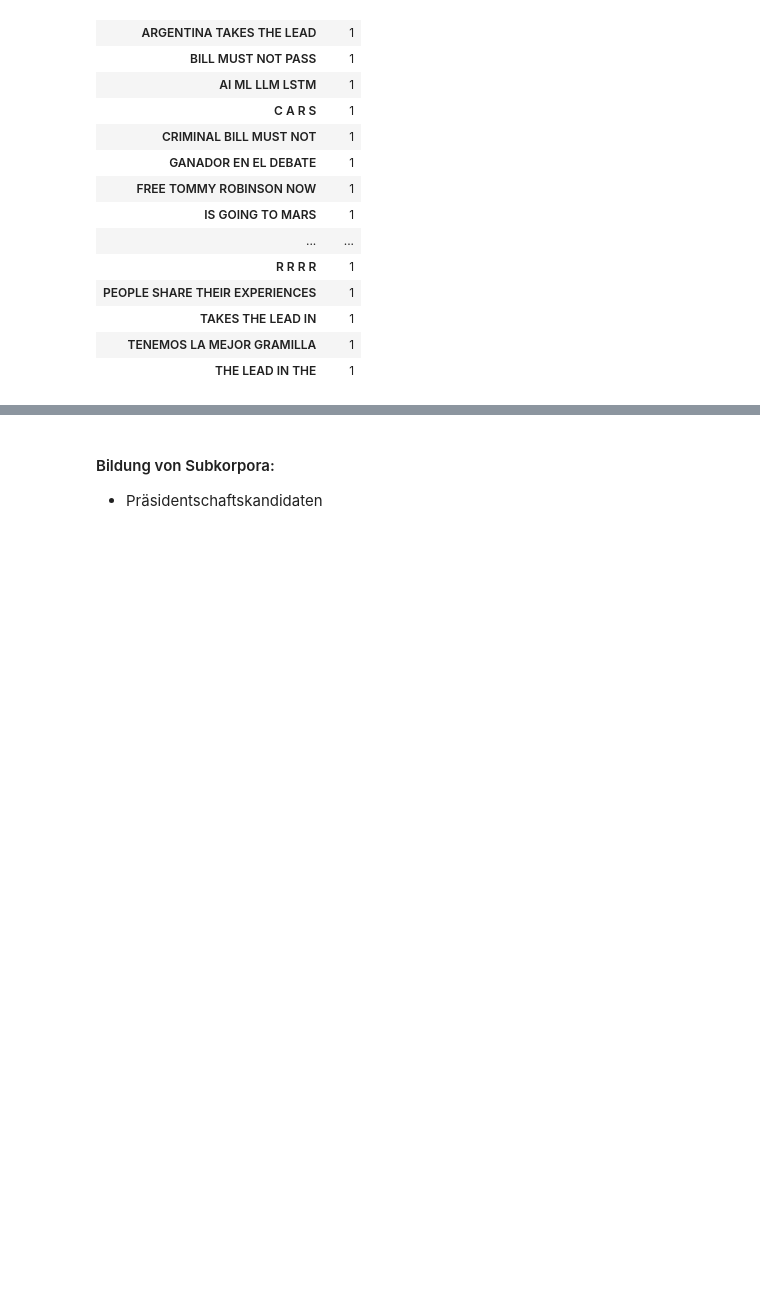
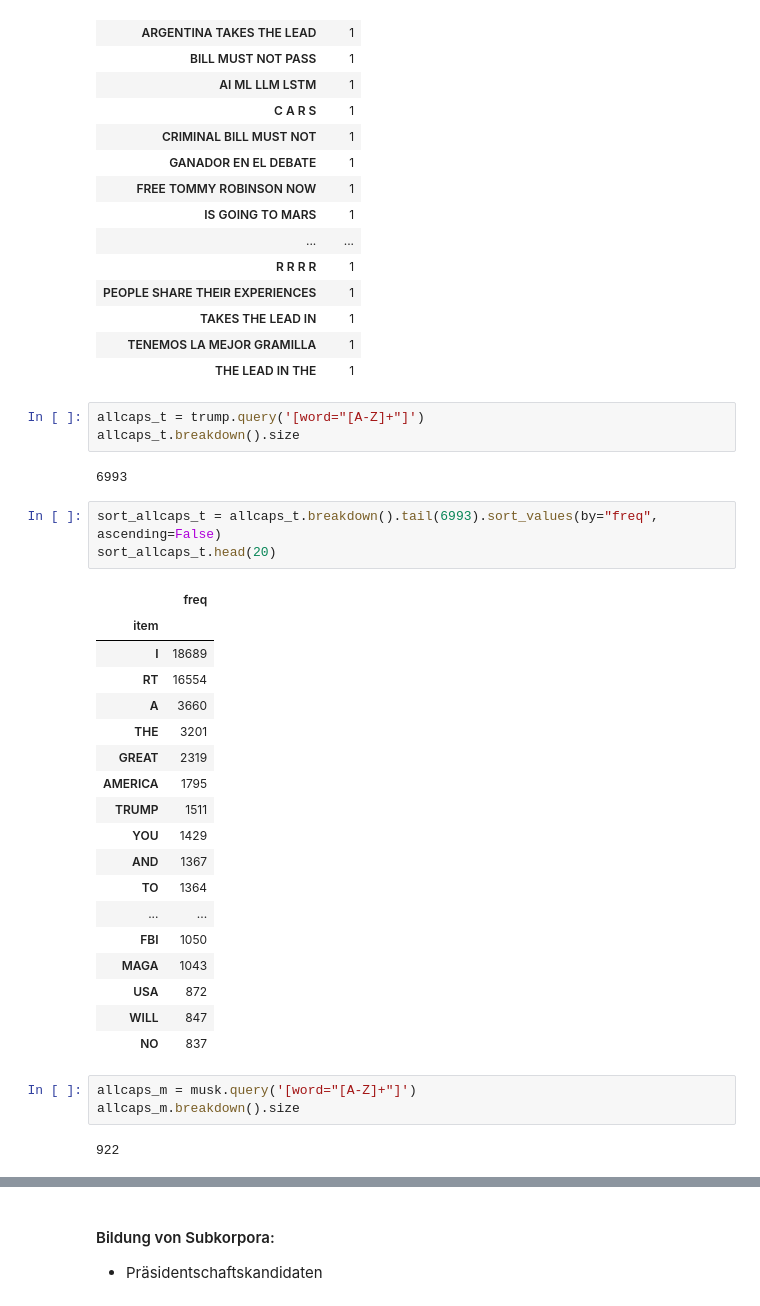
Before and after one commit to vivien3mueller/TrumMus, a Jupyter notebook: 04 CWB_cwb-ccc.ipynb, the cells around one changed output, grey strips where cells are left out. Cells and saved outputs as stored; diff of their text form; blank space fills up the shorter version.

```diff
--- a/04 CWB_cwb-ccc.ipynb
+++ b/04 CWB_cwb-ccc.ipynb
@@ -1330,3 +1469,35 @@ sort_allcaps_fourm.head(20)
 | TAKES THE LEAD IN | 1 |
 | TENEMOS LA MEJOR GRAMILLA | 1 |
 | THE LEAD IN THE | 1 |
+# %%
+allcaps_t = trump.query('[word="[A-Z]+"]')
+allcaps_t.breakdown().size
+# %% [output]
+6993
+# %%
+sort_allcaps_t = allcaps_t.breakdown().tail(6993).sort_values(by="freq", ascending=False)
+sort_allcaps_t.head(20)
+# %% [output]
+|  | freq |
+| item |  |
+| I | 18689 |
+| RT | 16554 |
+| A | 3660 |
+| THE | 3201 |
+| GREAT | 2319 |
+| AMERICA | 1795 |
+| TRUMP | 1511 |
+| YOU | 1429 |
+| AND | 1367 |
+| TO | 1364 |
+| ... | ... |
+| FBI | 1050 |
+| MAGA | 1043 |
+| USA | 872 |
+| WILL | 847 |
+| NO | 837 |
+# %%
+allcaps_m = musk.query('[word="[A-Z]+"]')
+allcaps_m.breakdown().size
+# %% [output]
+922
```
Also changed, not shown: parts of 38 cells of this notebook.
